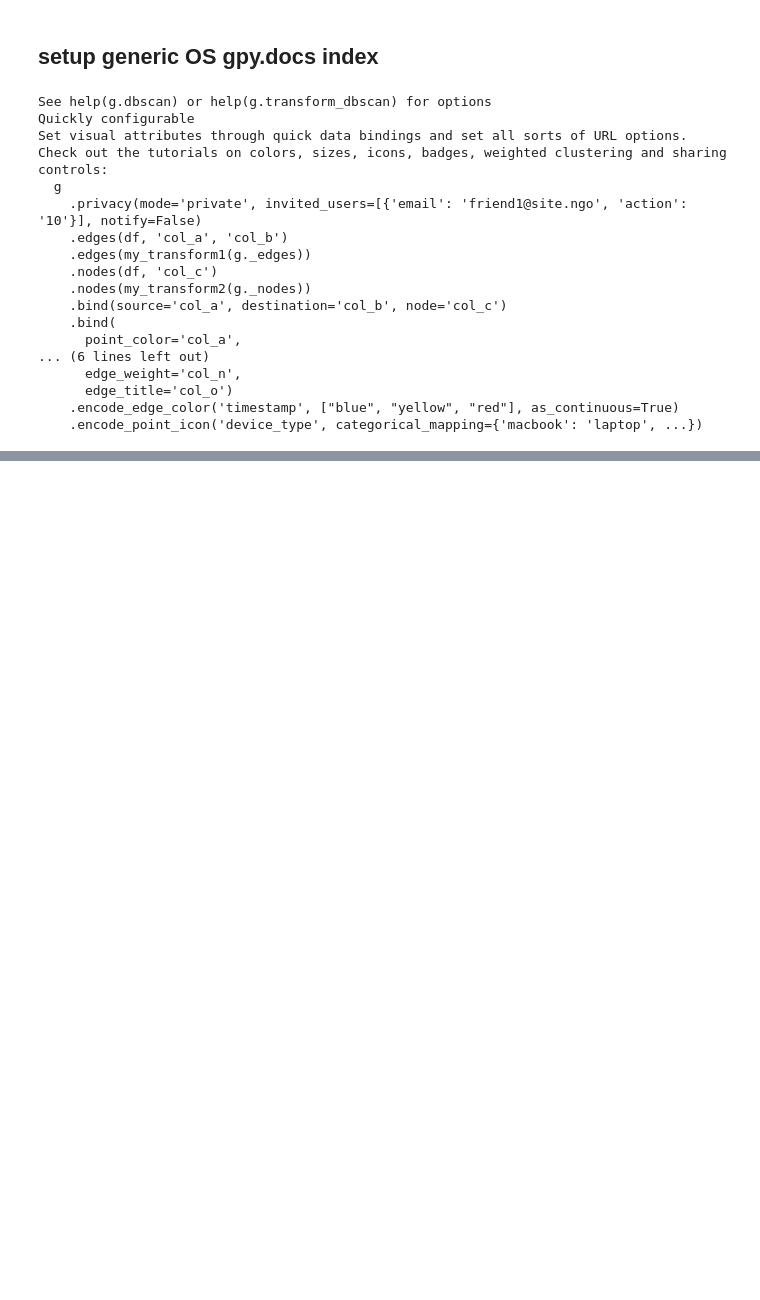
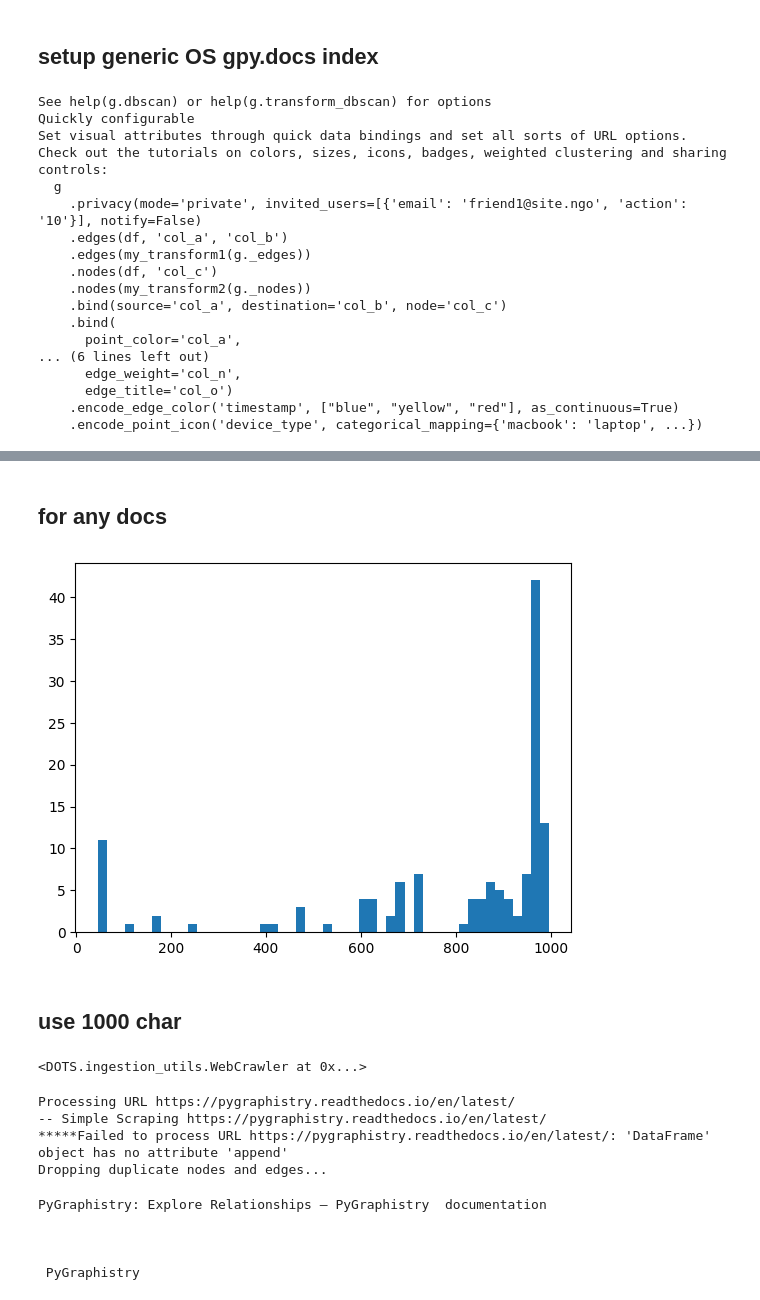
Before and after one commit to dcolinmorgan/grph, a Jupyter notebook: gdocs_rag_chatbot.ipynb, the cells around one changed output, grey strips where cells are left out. Cells and saved outputs as stored; diff of their text form; code cells hidden in the pictures; blank space fills up the shorter version.

```diff
--- a/gdocs_rag_chatbot.ipynb
+++ b/gdocs_rag_chatbot.ipynb
@@ -213,0 +272,19 @@ Based on the provided context, it seems like the query is related to the ease of
+# %%
+import os
+import pandas as pd
+from langchain.docstore.document import Document
+from langchain_openai import OpenAIEmbeddings
+from dotenv import load_dotenv
+
+from graph_chat.OpenAIModelProvider import ModelProviderManager
+from graph_chat.DFRetriever import (DFRetriever, DFTopSumRetrievalStrategy, DFMultiColumnSingleVectorIndex,
+                            add_per_col_vector_indexes)
+
+
+
+load_dotenv()
+# openai_KEY = os.getenv('OPENAI_API_KEY')
+
+OPENAI_API_KEY = userdata.get('OPENAI_API_KEY')
+
+df = pd.read_csv("opensearch_index.csv")
@@ -213,0 +349,14 @@ Based on the provided context, it seems like the query is related to the ease of
+# %% [markdown]
+## for any docs
+# %%
+
+text_len = []
+for index, row in df.iterrows():
+  text_len.append(len(row['text']))
+from matplotlib import pyplot as plt
+plt.hist(text_len, bins=50)
+plt.show()
+# %% [output]
+[figure, added]
+# %% [markdown]
+## use 1000 char
@@ -213,0 +378,16 @@ Based on the provided context, it seems like the query is related to the ease of
+# %%
+# !pip install git+https://github.com/dcolinmorgan/dots.git
+from DOTS.ingestion_utils import WebCrawler
+url = f'https://{library_name}.readthedocs.io/{language}/{version}/'
+# %% [output]
+<DOTS.ingestion_utils.WebCrawler at 0x...>
+# %%
+crawler = WebCrawler(base_urls=["readthedocs.io"], use_ocr=False, exclude_patterns=["/blog", "/signup"])
+crawler.crawl_webpage(url, depth=3)
+nodes, edges = crawler.get_results()
+g = crawler.to_graphistry()
+# %% [output]
+Processing URL https://pygraphistry.readthedocs.io/en/latest/
+-- Simple Scraping https://pygraphistry.readthedocs.io/en/latest/
+*****Failed to process URL https://pygraphistry.readthedocs.io/en/latest/: 'DataFrame' object has no attribute 'append'
+Dropping duplicate nodes and edges...
@@ -213,0 +488,15 @@ Based on the provided context, it seems like the query is related to the ease of
+# %%
+# prompt: read nodes.txt using python not pandas
+
+with open('nodes.txt', 'r') as f:
+    lines = f.readlines()
+
+# Print the first 5 lines
+for line in lines[:5]:
+    print(line)
+# %% [output]
+PyGraphistry: Explore Relationships — PyGraphistry  documentation
+
+
+
+ PyGraphistry
```
Also changed, not shown: parts of 42 cells of this notebook.
